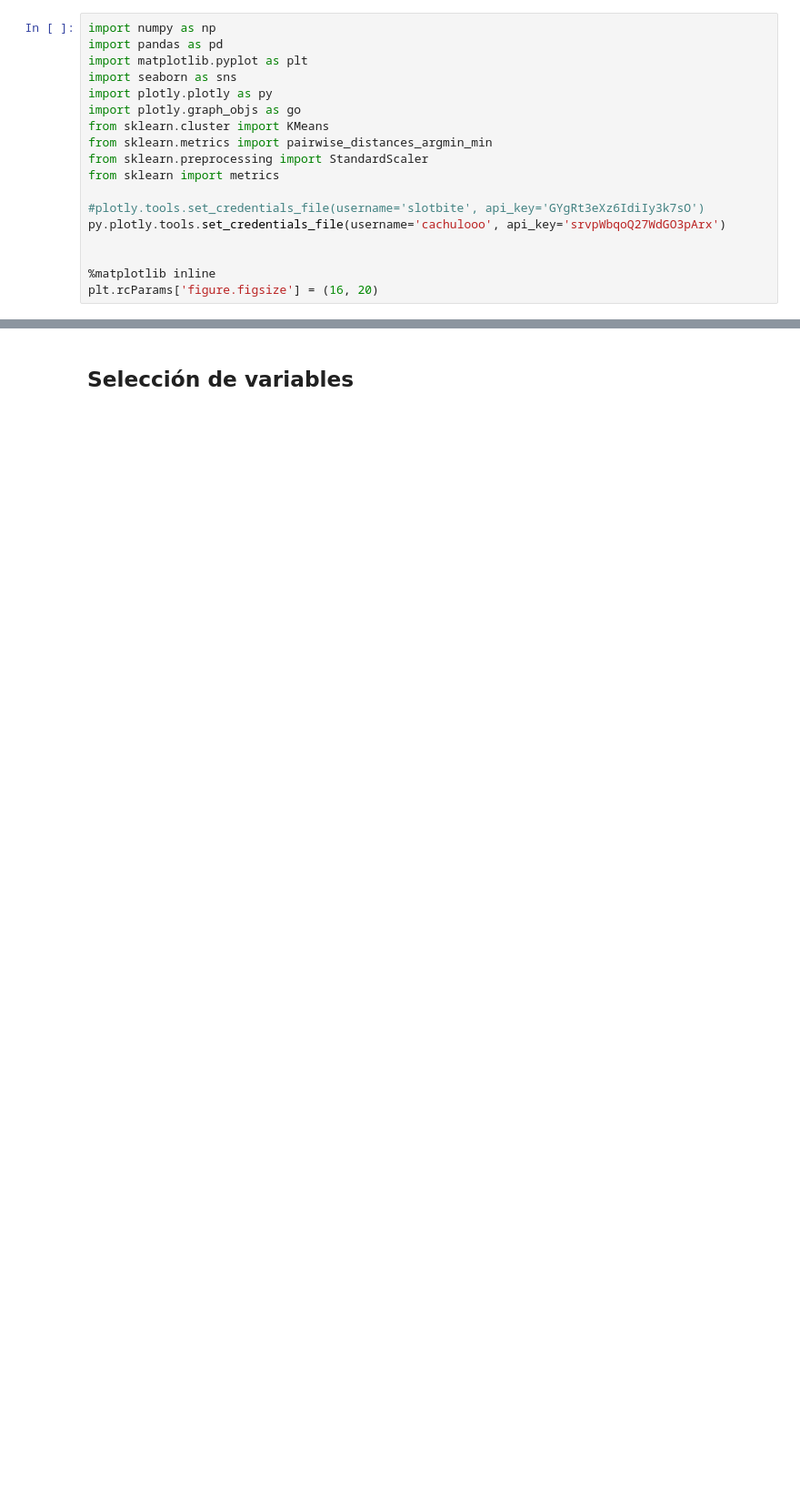
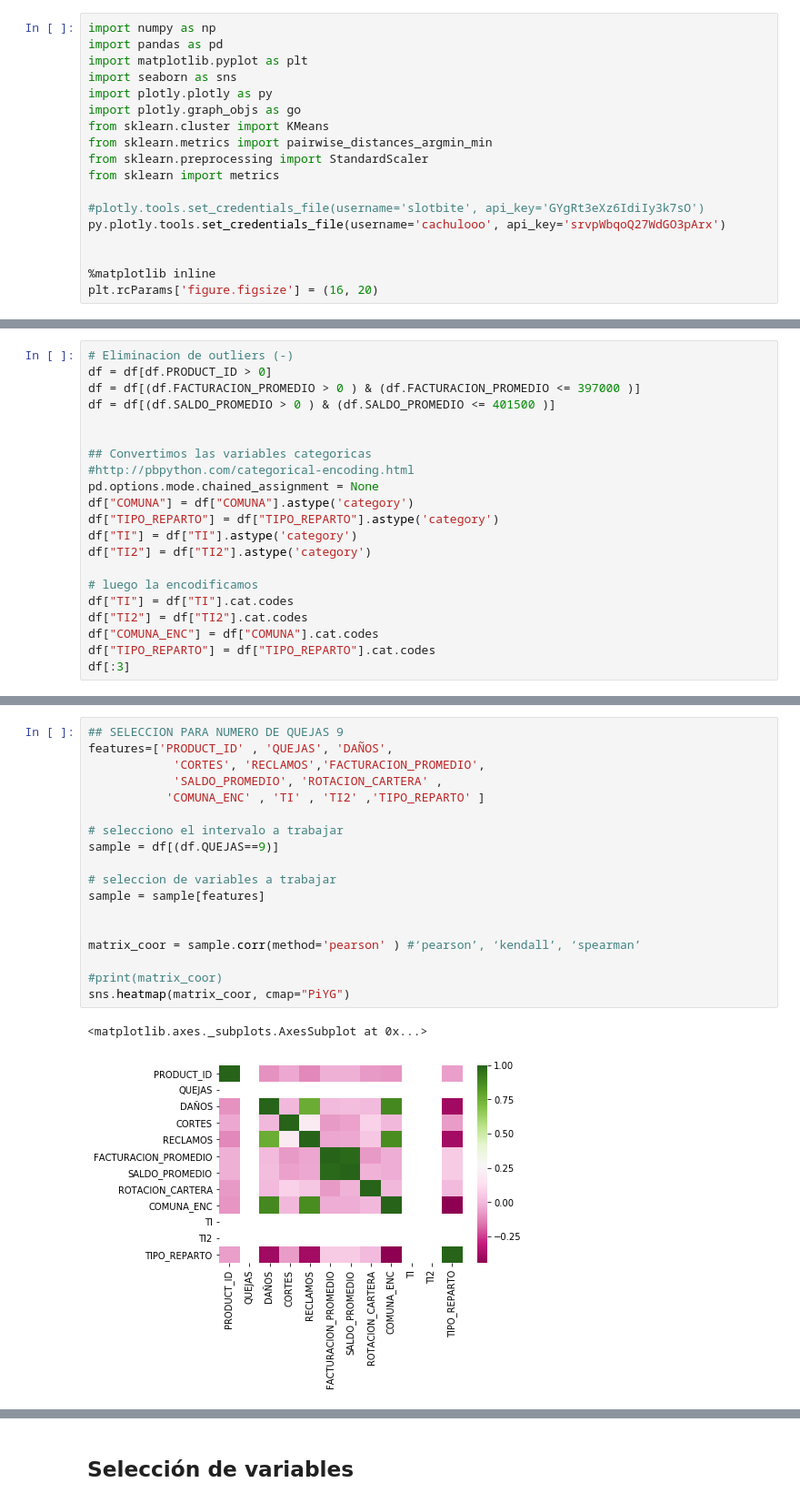
Before and after one commit to slotbite/Jupyter-Notebook, a Jupyter notebook: Modelos/Segmentacion de clientes/Coordenadas Paralelas hdbscan.ipynb, the cells around one changed output, grey strips where cells are left out. Shown at 91% size. Saved outputs shown, nothing was run; the diff lists cells and outputs as text; blank space fills up the shorter version.

Commit message:
Clustering HDBSCAN
Análisis  internos para escoger el numero optimo de clusters

```diff
--- a/Modelos/Segmentacion de clientes/Coordenadas Paralelas hdbscan.ipynb
+++ b/Modelos/Segmentacion de clientes/Coordenadas Paralelas hdbscan.ipynb
@@ -30,0 +268,21 @@ plt.plot(sample.groupby('QUEJAS').size().sort_values(ascending=False))
+# %%
+# Eliminacion de outliers (-)
+df = df[df.PRODUCT_ID > 0]
+df = df[(df.FACTURACION_PROMEDIO > 0 ) & (df.FACTURACION_PROMEDIO <= 397000 )]
+df = df[(df.SALDO_PROMEDIO > 0 ) & (df.SALDO_PROMEDIO <= 401500 )]
+
+
+## Convertimos las variables categoricas
+#http://pbpython.com/categorical-encoding.html
+pd.options.mode.chained_assignment = None
+df["COMUNA"] = df["COMUNA"].astype('category')
+df["TIPO_REPARTO"] = df["TIPO_REPARTO"].astype('category')
+df["TI"] = df["TI"].astype('category')
+df["TI2"] = df["TI2"].astype('category')
+
+# luego la encodificamos
+df["TI"] = df["TI"].cat.codes
+df["TI2"] = df["TI2"].cat.codes
+df["COMUNA_ENC"] = df["COMUNA"].cat.codes
+df["TIPO_REPARTO"] = df["TIPO_REPARTO"].cat.codes
+df[:3]
@@ -57,0 +304,21 @@ df[:3]
+# %%
+## SELECCION PARA NUMERO DE QUEJAS 9
+features=['PRODUCT_ID' , 'QUEJAS', 'DAÑOS',
+            'CORTES', 'RECLAMOS','FACTURACION_PROMEDIO',
+            'SALDO_PROMEDIO', 'ROTACION_CARTERA' ,
+           'COMUNA_ENC' , 'TI' , 'TI2' ,'TIPO_REPARTO' ]
+
+# selecciono el intervalo a trabajar
+sample = df[(df.QUEJAS==9)]
+
+# seleccion de variables a trabajar
+sample = sample[features]
+
+
+matrix_coor = sample.corr(method='pearson' ) #‘pearson’, ‘kendall’, ‘spearman’
+
+#print(matrix_coor)
+sns.heatmap(matrix_coor, cmap="PiYG")
+# %% [output]
+<matplotlib.axes._subplots.AxesSubplot at 0x...>
+[figure, added]
```
Also changed, not shown: parts of 52 cells of this notebook, 2 other files.
